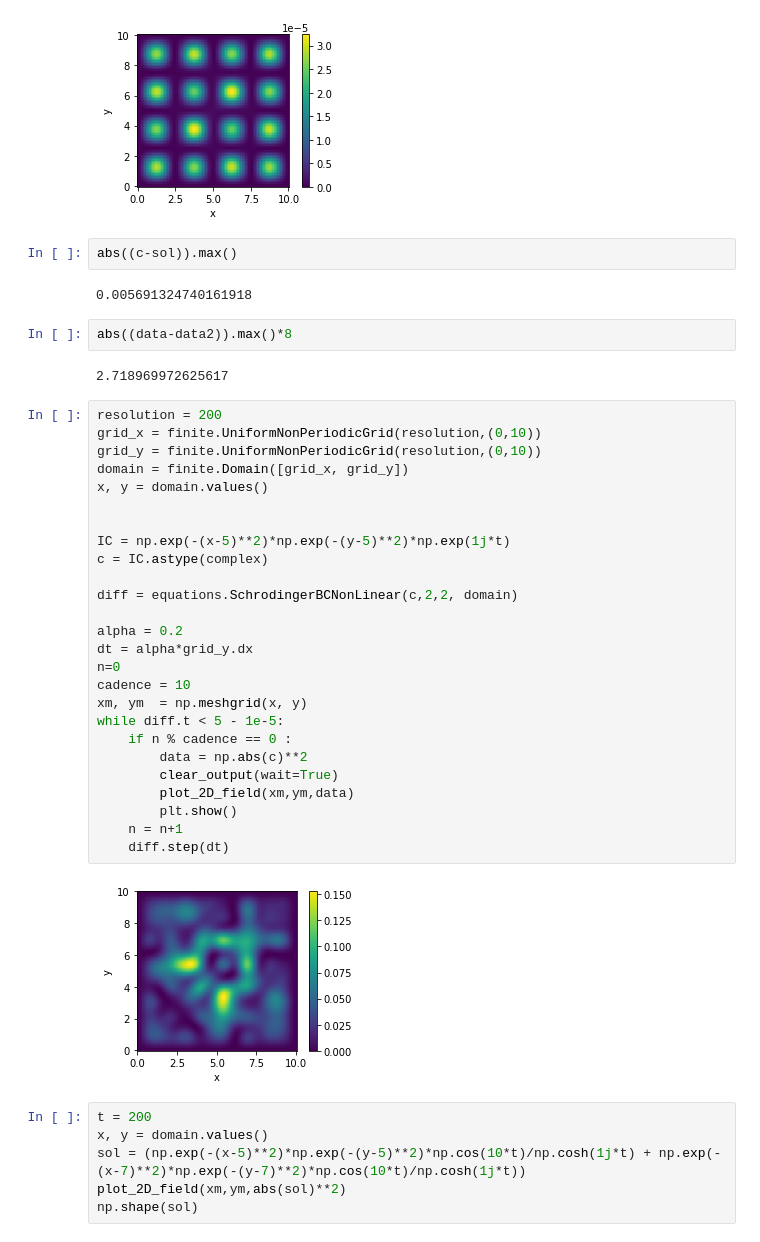
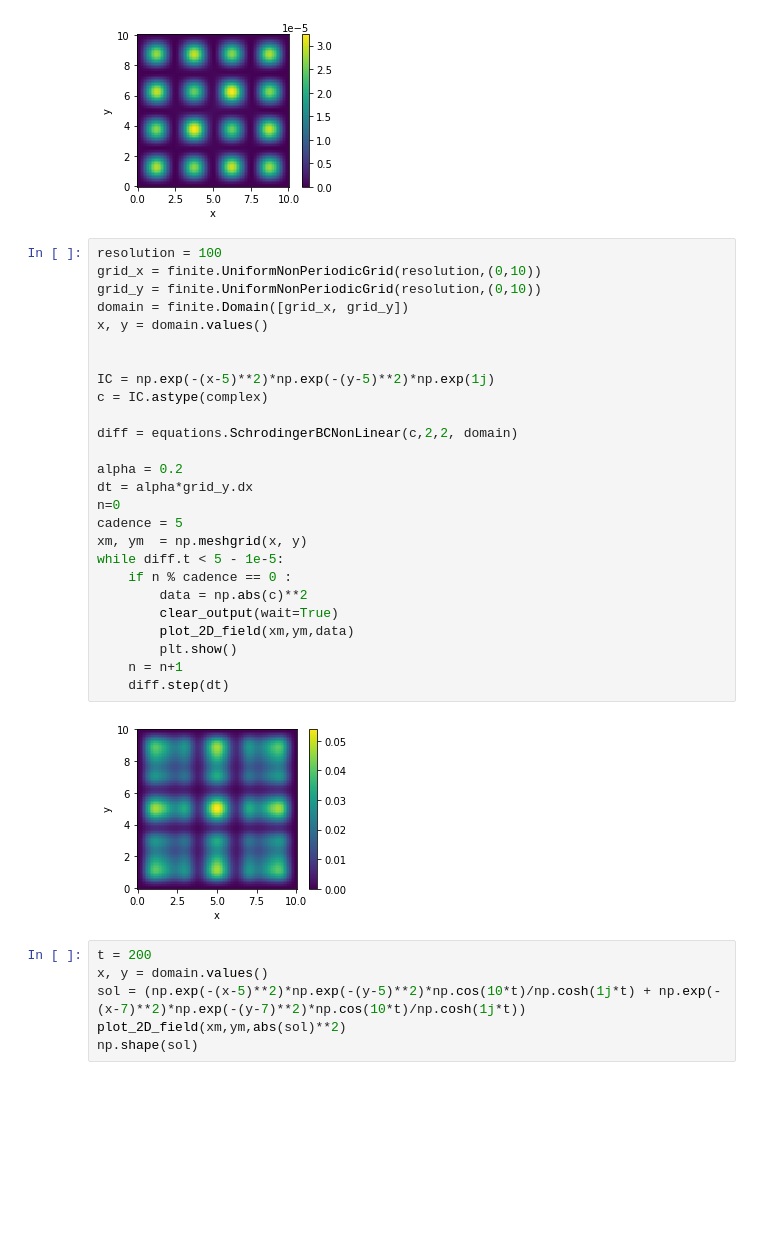
Before and after one commit to gonzalofq1/446-final, a Jupyter notebook: run.ipynb, the cells around one changed output. Drawn from its saved outputs; the diff is of its cells as text; blank space fills up the shorter version.

```diff
--- a/run.ipynb
+++ b/run.ipynb
@@ -54,42 +54,34 @@ np.shape(sol)
 # %% [output]
 (100, 100)
 [figure]
-# %%
-abs((c-sol)).max()
-# %% [output]
-0.005691324740161918
-# %%
-abs((data-data2)).max()*8
-# %% [output]
-2.718969972625617
 # %%
-resolution = 200
+resolution = 100
 grid_x = finite.UniformNonPeriodicGrid(resolution,(0,10))
 grid_y = finite.UniformNonPeriodicGrid(resolution,(0,10))
 domain = finite.Domain([grid_x, grid_y])
 x, y = domain.values()
 
 
-IC = np.exp(-(x-5)**2)*np.exp(-(y-5)**2)*np.exp(1j*t)
+IC = np.exp(-(x-5)**2)*np.exp(-(y-5)**2)*np.exp(1j)
 c = IC.astype(complex)
 
 diff = equations.SchrodingerBCNonLinear(c,2,2, domain)
 
 alpha = 0.2
 dt = alpha*grid_y.dx
 n=0
-cadence = 10
+cadence = 5
 xm, ym  = np.meshgrid(x, y)
 while diff.t < 5 - 1e-5:
     if n % cadence == 0 :
         data = np.abs(c)**2
         clear_output(wait=True)
         plot_2D_field(xm,ym,data)
         plt.show()
     n = n+1
     diff.step(dt)
 # %% [output]
-[figure, old version]
+[figure, new version]
 # %%
 t = 200
 x, y = domain.values()
```
Also changed, not shown: parts of 8 cells of this notebook.
